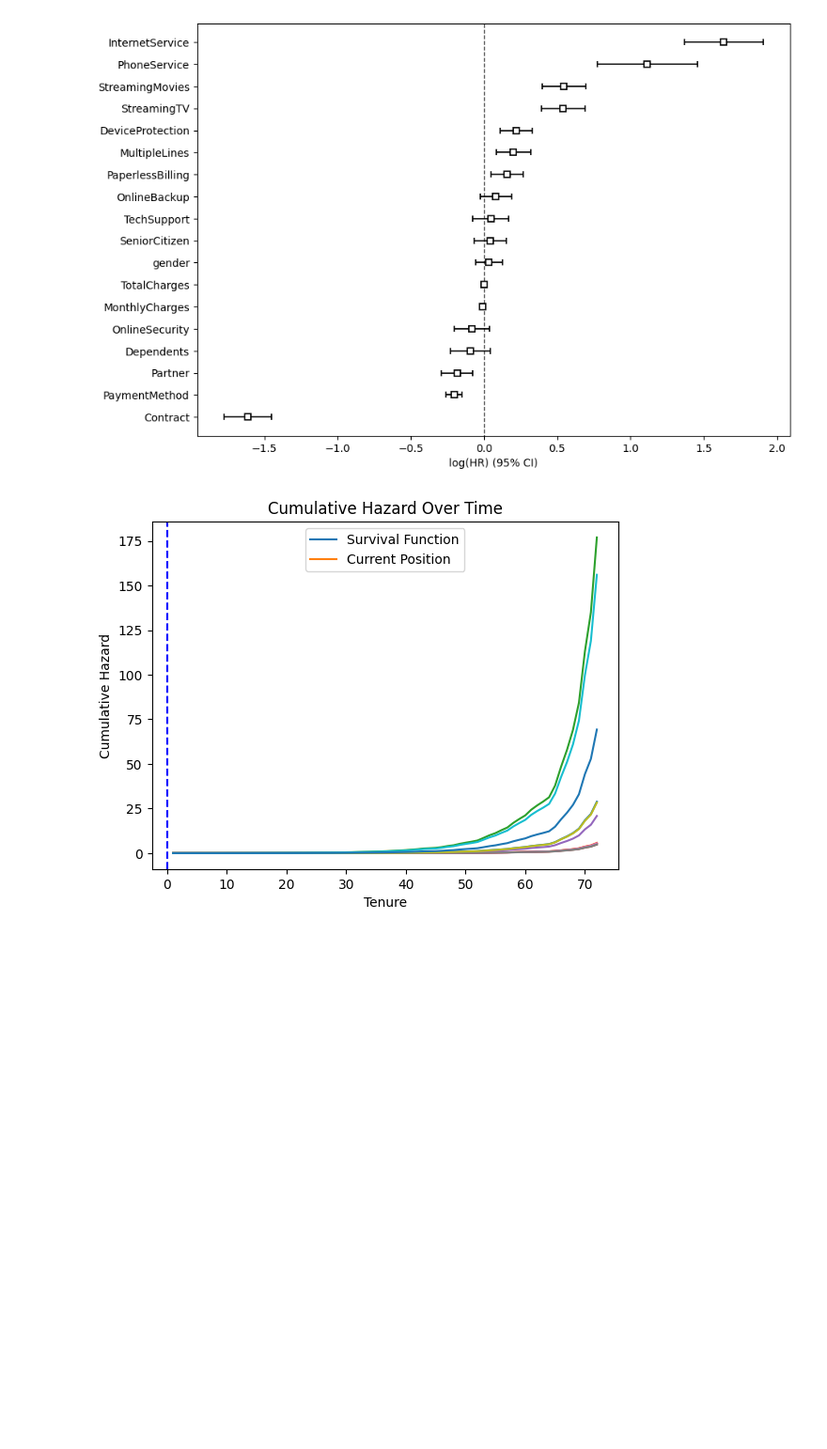
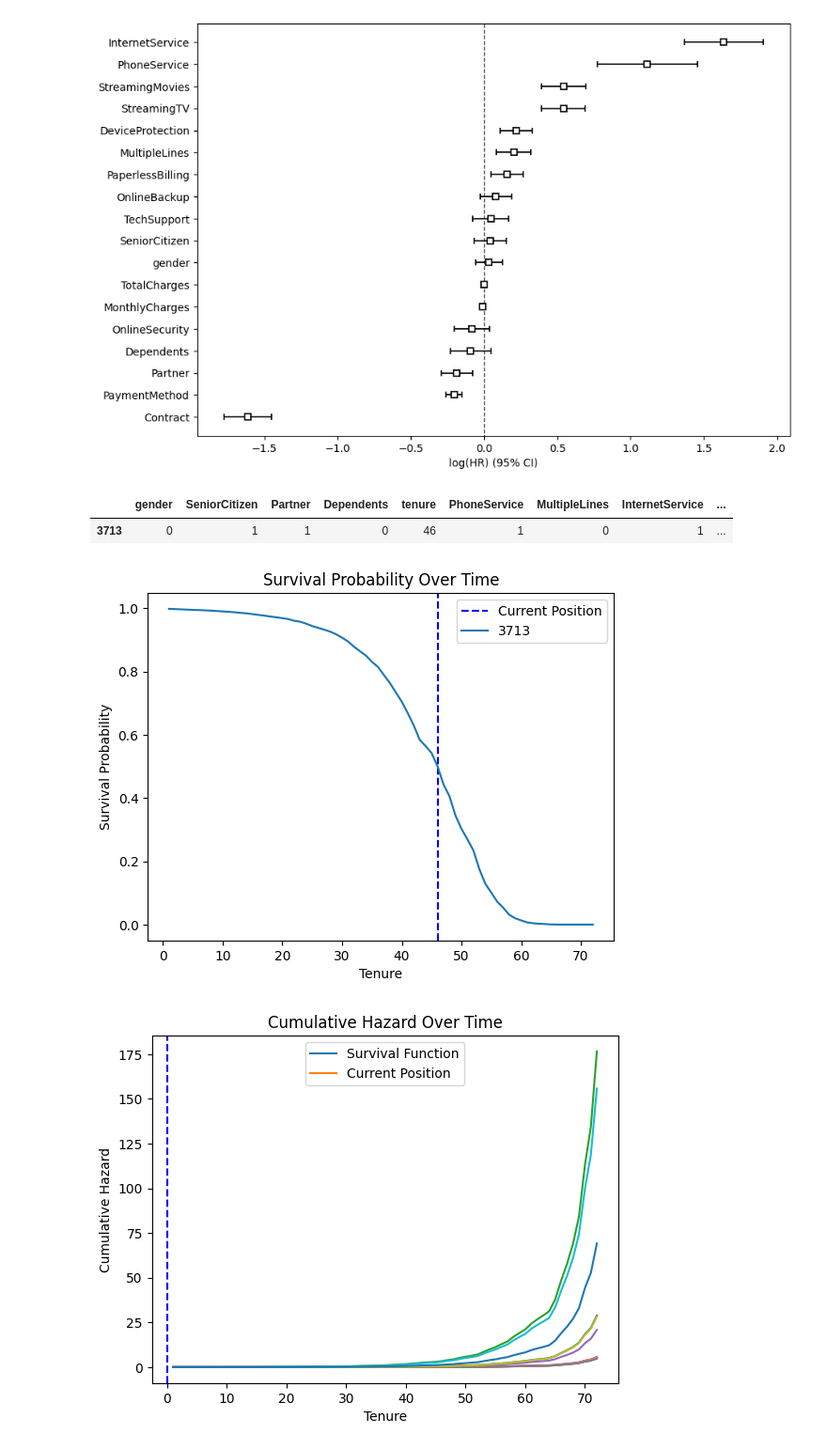
Before and after one commit to itssingh14/customer_churn_prediction, a Jupyter notebook: codes/Survival Analysis.ipynb, the cells around one changed output. Shown at 94% size. Cells and saved outputs as stored; diff of their text form; code cells hidden in the pictures; blank space fills up the shorter version.

```diff
--- a/codes/Survival Analysis.ipynb
+++ b/codes/Survival Analysis.ipynb
@@ -375,6 +387,19 @@ fig, ax = plt.subplots(figsize = (10,7))
 cph.plot(ax = ax);
 # %% [output]
 [figure]
+# %%
+fig, ax = plt.subplots()
+plt.axvline(x=test.iloc[0:11,:].tenure.values[0], color = 'blue', linestyle='--')
+plt.legend(labels=['Current Position'])
+cph.predict_survival_function(test.iloc[0:11,:]).plot(ax = ax)
+ax.set_xlabel('Tenure', size = 10)
+ax.set_ylabel('Survival Probability', size = 10)
+ax.set_title('Survival Probability Over Time')
+test
+# %% [output]
+|  | gender | SeniorCitizen | Partner | Dependents | tenure | PhoneService | MultipleLines | InternetService | ... |
+| 3713 | 0 | 1 | 1 | 0 | 46 | 1 | 0 | 1 | ... |
+[figure, added]
 # %%
 target = target.replace(np.nan, 0)
 # %%
```
Also changed, not shown: parts of 10 cells of this notebook, 8 other files.
